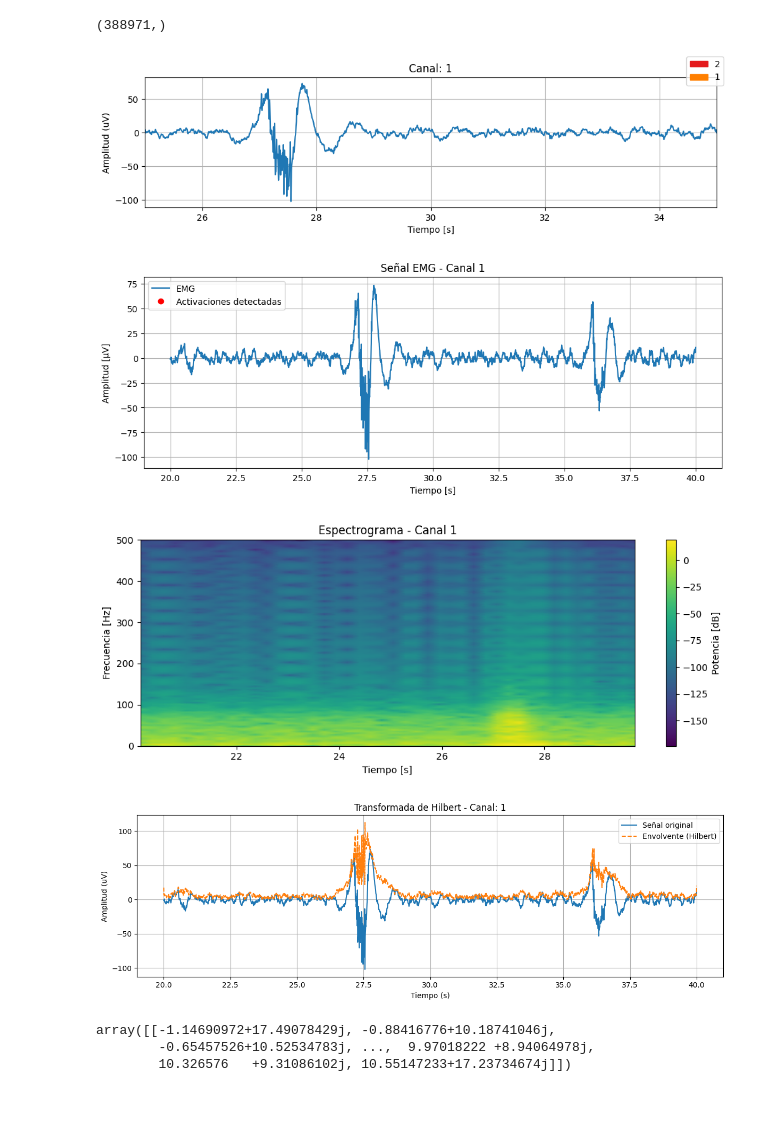
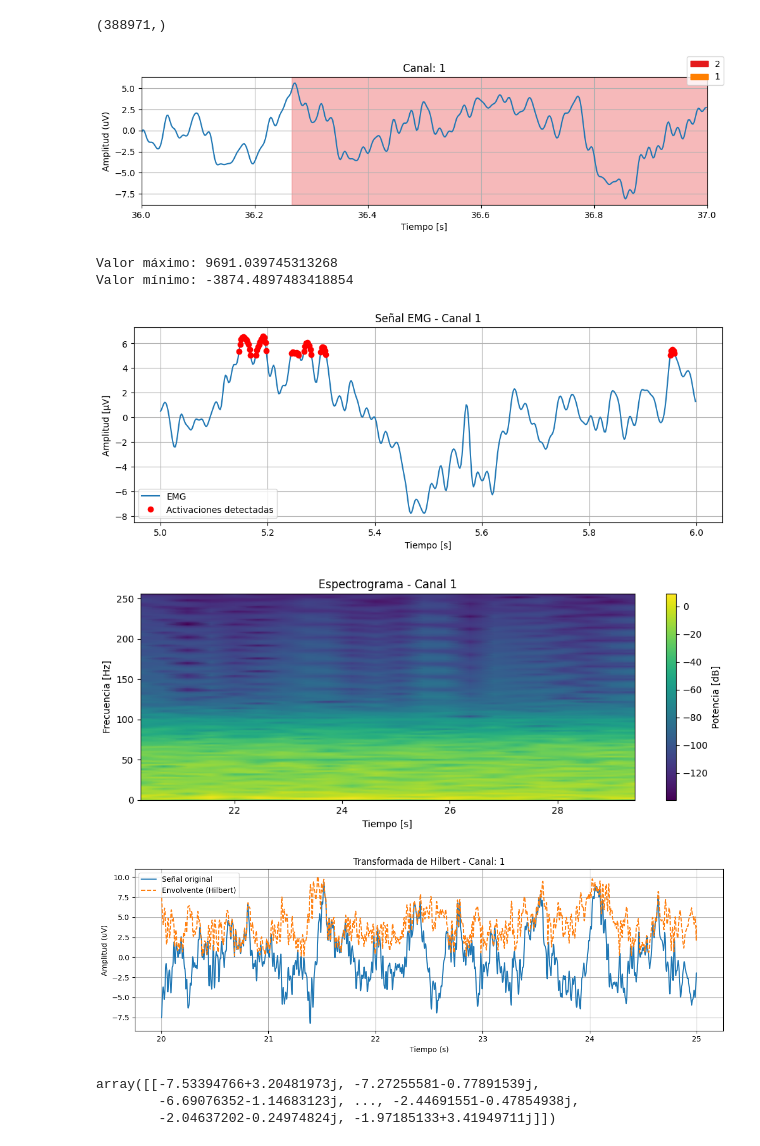
Before and after one commit to SrMichi19/TIF, a Jupyter notebook: 1. TIF/Pruebas - Todas las clases.ipynb, the cells around one changed output. Cells and saved outputs as stored; diff of their text form; code cells hidden in the pictures; blank space fills up the shorter version.

```diff
--- a/1. TIF/Pruebas - Todas las clases.ipynb
+++ b/1. TIF/Pruebas - Todas las clases.ipynb
@@ -545,26 +545,32 @@ info_emg = Info(experimenter= "Juan", subject_info=sujeto, ch_names=nombre_canal
 
 anotaciones_file = Anotaciones(file="../2. Datos Prueba/emg/eventos_emg.csv")
 # %%
-emg = EMGSignal(emg_data, sfreq=1000, info=info_emg, anotaciones=anotaciones_file, umbral_microv=2000)
+emg = EMGSignal(emg_data, sfreq=512, info=info_emg, anotaciones=anotaciones_file, umbral_microv=2)
 # %%
 # Filtramos la señal
 emg_filtrada = emg.filter(l_freq=1, h_freq=60, notch_freq=50)
 # %%
-emg_filtrada.plot(start=25, duration=10, show_anotaciones=True)
+emg_filtrada.plot(start=36, duration=1, show_anotaciones=True)
 # %% [output]
-[figure, old version]
+[figure, new version]
+# %%
+print("Valor máximo:", np.max(emg_filtrada.data))
+print("Valor mínimo:", np.min(emg_filtrada.data))
+# %% [output]
+Valor máximo: 9691.039745313268
+Valor mínimo: -3874.4897483418854
 # %%
-emg_filtrada.plot_activaciones(canal="1",start_time=20, end_time=40)
+emg_filtrada.plot_activaciones(canal="1",start_time=5, end_time=6, umbral=5)
 # %% [output]
-[figure, old version]
+[figure, new version]
 # %%
 emg_filtrada.plot_spectrogram(canal="1", start_time=20, end_time=30)
 # %% [output]
-[figure, old version]
+[figure, new version]
 # %%
-emg_filtrada.plot_hilbert(picks=["1"], tmin=20, tmax= 40)
+emg_filtrada.plot_hilbert(picks=["1"], tmin=20, tmax= 25)
 # %% [output]
-[figure, old version]
+[figure, new version]
-array([[-1.14690972+17.49078429j, -0.88416776+10.18741046j,
-        -0.65457526+10.52534783j, ...,  9.97018222 +8.94064978j,
-        10.326576   +9.31086102j, 10.55147233+17.23734674j]])
+array([[-7.53394766+3.20481973j, -7.27255581-0.77891539j,
+        -6.69076352-1.14683123j, ..., -2.44691551-0.47854938j,
+        -2.04637202-0.24974824j, -1.97185133+3.41949711j]])
```
Also changed, not shown: 1 other file.
